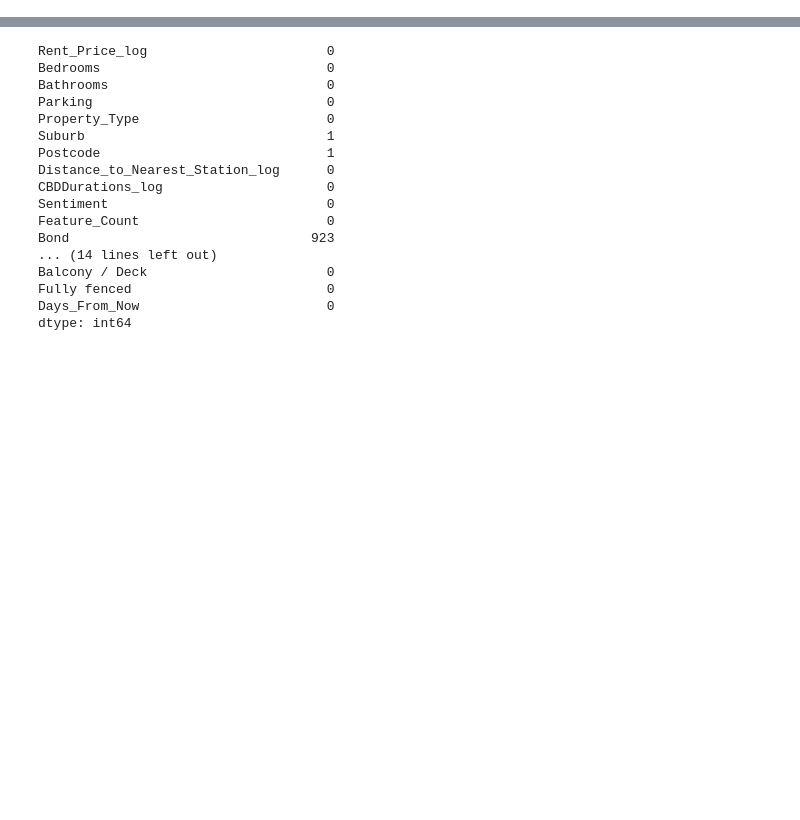
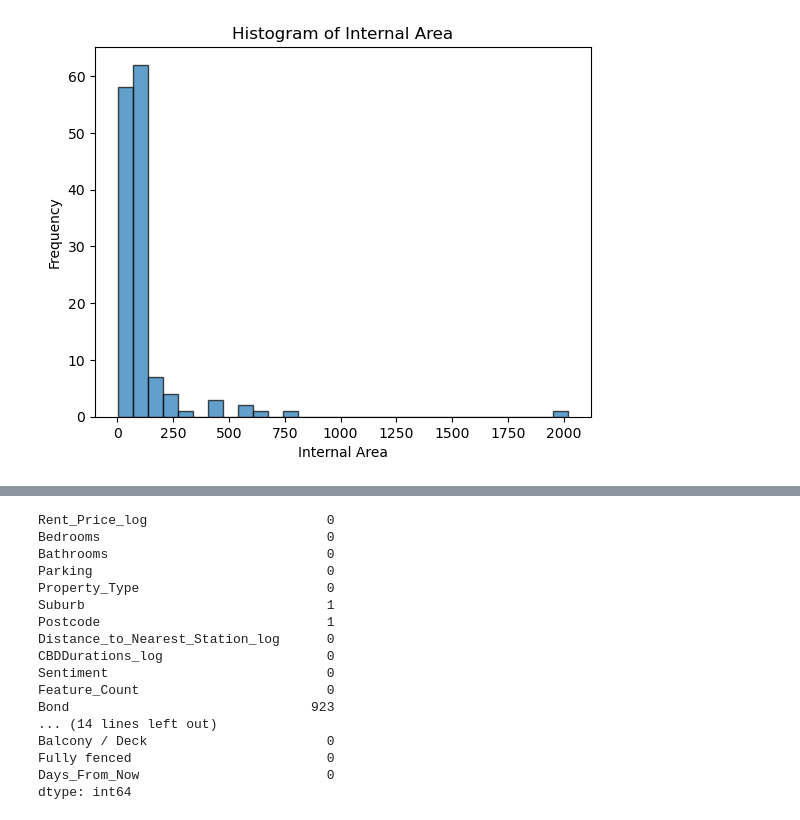
Before and after one commit to MAST30034-AppliedDataScience/project-2-group-real-estate-industry-project-25, a Jupyter notebook: notebooks/6_FeatureSelections.ipynb, the cells around one changed output, grey strips where cells are left out. Drawn from its saved outputs; the diff is of its cells as text; code cells hidden in the pictures; blank space fills up the shorter version.

```diff
--- a/notebooks/6_FeatureSelections.ipynb
+++ b/notebooks/6_FeatureSelections.ipynb
@@ -201,0 +75,11 @@ unprocessed['Days_From_Now'] = np.log1p(unprocessed['Days_From_Now'])
+# %%
+plt.hist(unprocessed['Internal_Area'], bins=30, edgecolor='k', alpha=0.7)
+plt.xlabel('Internal Area')
+plt.ylabel('Frequency')
+plt.title('Histogram of Internal Area')
+
+plt.savefig('../plots/histogram_internal_area.png')
+
+plt.show()
+# %% [output]
+[figure, added]
```
Also changed, not shown: parts of 53 cells of this notebook, 34 other files.
